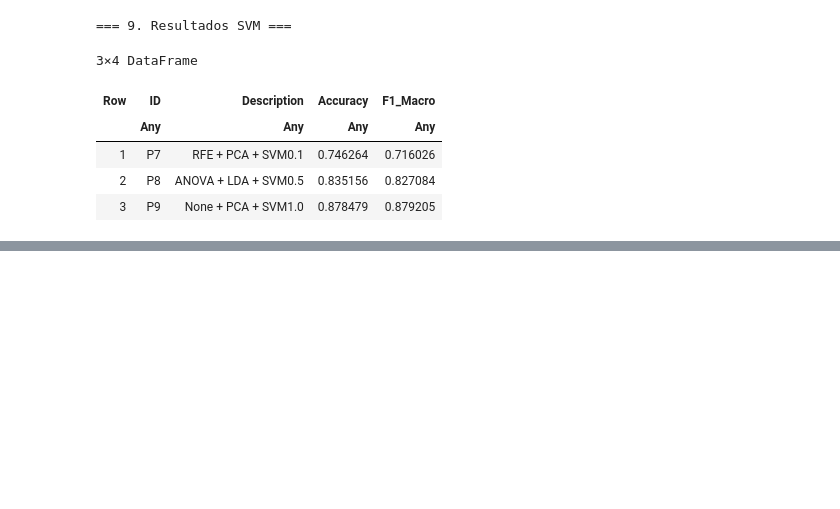
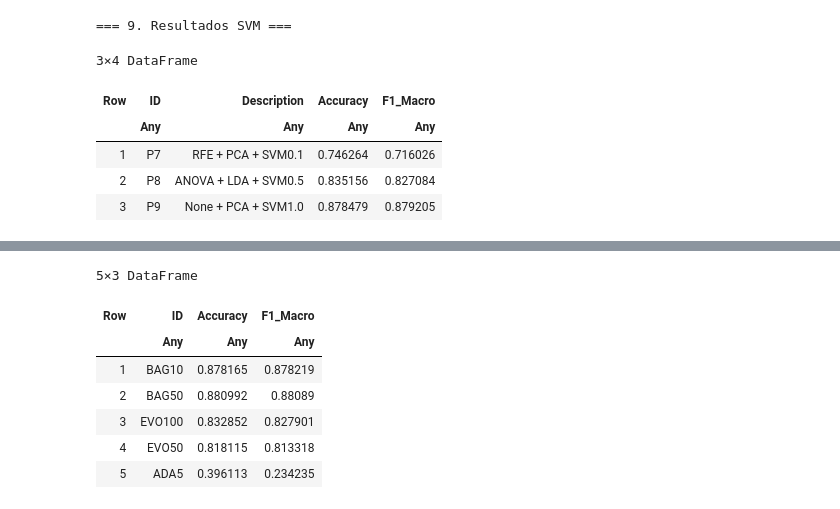
Before and after one commit to pedroagrelo/MAAAI, a Jupyter notebook: scripts/proyecto.ipynb, the cells around one changed output, grey strips where cells are left out. Saved outputs shown, nothing was run; the diff lists cells and outputs as text; code cells hidden in the pictures; blank space fills up the shorter version.

```diff
--- a/scripts/proyecto.ipynb
+++ b/scripts/proyecto.ipynb
@@ -1798,0 +1820,9 @@ Evaluando P9 (None + PCA + SVM1.0)...
+# %%
+using MLJ
+using MLJScikitLearnInterface
+using EvoTrees
+using MLJModels
+using DecisionTree
+using MLJEnsembles
+
+PCA95 = PCAType(variance_ratio=0.95)
@@ -1798,0 +1884,63 @@ Evaluando P9 (None + PCA + SVM1.0)...
+# %%
+function evaluar_pipeline(model, fold_id)
+
+    # 1. Cargar datasets del fold
+    path_tr = "data_processed/folds/fold$(fold_id)_train.csv"
+    path_te = "data_processed/folds/fold$(fold_id)_test.csv"
+
+    df_tr = CSV.read(path_tr, DataFrame)
+    df_te = CSV.read(path_te, DataFrame)
+
+    df_tr.Activity = String.(df_tr.Activity)
+    df_te.Activity = String.(df_te.Activity)
+
+    # 2. Normalización MinMax
+    scaler = MyMinMaxScaler(ignore=[:subject, :Activity])
+    mach_sc = machine(scaler, df_tr)
+    MLJBase.fit!(mach_sc, verbosity=0)
+
+    df_tr_s = MLJBase.transform(mach_sc, df_tr)
+    df_te_s = MLJBase.transform(mach_sc, df_te)
+
+    # 3. Target
+    y_tr = coerce(df_tr_s.Activity, Multiclass)
+    y_te = coerce(df_te_s.Activity, Multiclass)
+
+    # 4. Features
+    X_tr = DataFrames.select(df_tr_s, Not("subject"))
+    X_te = DataFrames.select(df_te_s, Not("subject"))
+
+    X_tr = coerce(X_tr, Count => Continuous)
+    X_te = coerce(X_te, Count => Continuous)
+
+    # 5. Entrenar
+    mach = machine(model, X_tr, y_tr)
+    MLJBase.fit!(mach, verbosity=0)
+
+    # 6. Predecir (modo porque son modelos probabilísticos)
+    y_pred = predict_mode(mach, X_te)
+
+    acc = accuracy(y_pred, y_te)
+    f1 = macro_f1score(y_pred, y_te)
+
+    return acc, f1
+end
+
+results_ensemble = DataFrame(ID=[], Accuracy=[], F1_Macro=[])
+
+for (id, model) in ensemble_pipelines
+    println("Evaluando $id ...")
+    accs = Float64[]
+    f1s = Float64[]
+
+    for fold in 1:5
+        acc, f1 = evaluar_pipeline(model, fold)
+        push!(accs, acc)
+        push!(f1s, f1)
+    end
+
+    push!(results_ensemble, (id, mean(accs), mean(f1s)))
+end
+
+display(results_ensemble)
+# %% [output]
@@ -1798,0 +1952,8 @@ Evaluando P9 (None + PCA + SVM1.0)...
+5×3 DataFrame
+| Row | ID | Accuracy | F1_Macro |
+|  | Any | Any | Any |
+| 1 | BAG10 | 0.878165 | 0.878219 |
+| 2 | BAG50 | 0.880992 | 0.88089 |
+| 3 | EVO100 | 0.832852 | 0.827901 |
+| 4 | EVO50 | 0.818115 | 0.813318 |
+| 5 | ADA5 | 0.396113 | 0.234235 |
```
Also changed, not shown: parts of 6 cells of this notebook, 2 other files.
